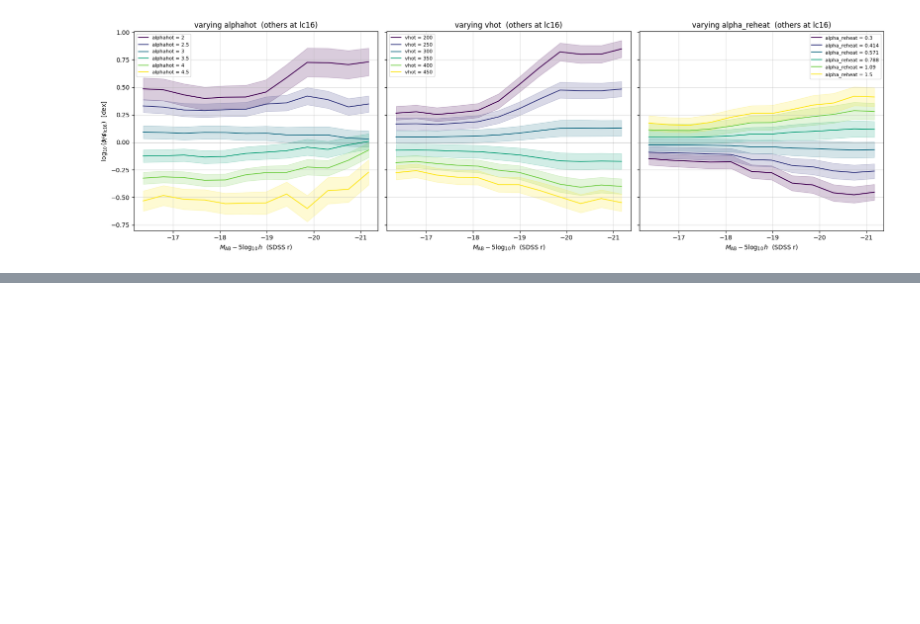
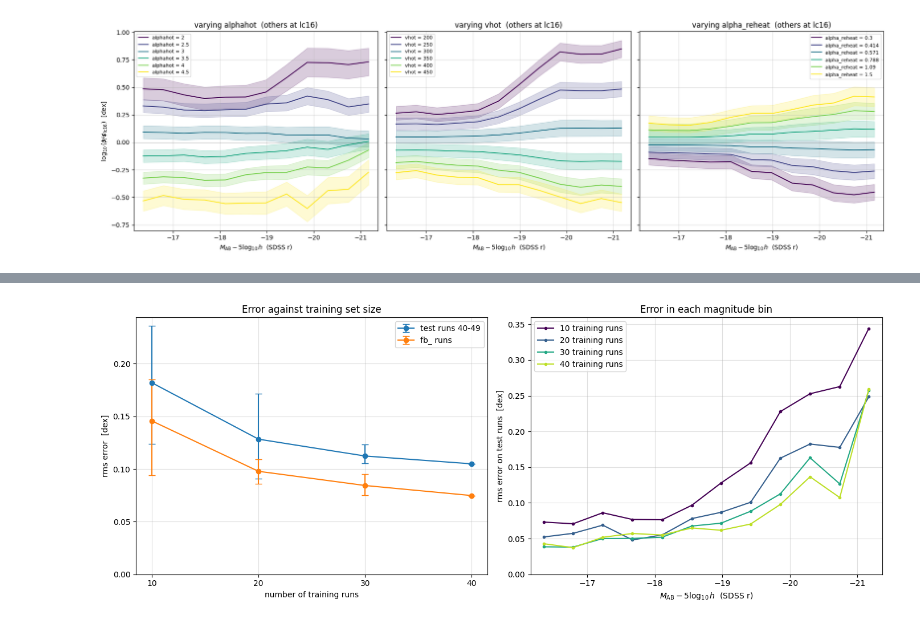
Before and after one commit to spencerlockwood/GALFORM_NPE, a Jupyter notebook: emulator.ipynb, the cells around one changed output, grey strips where cells are left out. Drawn from its saved outputs; the diff is of its cells as text; code cells hidden in the pictures; blank space fills up the shorter version.

```diff
--- a/emulator.ipynb
+++ b/emulator.ipynb
@@ -333,0 +304,20 @@ plt.show()
+# %%
+N_SIZES = [10, 20, 30, 40]
+N_REPEATS = 5
+rng = np.random.default_rng(1)
+
+results = {}  # N: list of (rms on test runs, rms on fb_ runs, rms per magnitude bin on test runs)
+for n in N_SIZES:
+    results[n] = []
+    repeats = 1 if n == N_TRAIN else N_REPEATS  # only one way to pick all 40
+    for r in range(repeats):
+        train = rng.choice(N_TRAIN, size=n, replace=False)
+        gp_n = GaussianProcessRegressor(kernel, normalize_y=True, n_restarts_optimizer=10, random_state=0)
+        gp_n.fit(x[train], y[train])
+        err_n = gp_n.predict(x[N_TRAIN:]) - y[N_TRAIN:]
+        err_fb_n = gp_n.predict(scale(list(FB_RUNS.values()))) - y_fb
+        results[n].append((rms(err_n), rms(err_fb_n), np.sqrt(np.mean(err_n**2, axis=0))))
+    test = [res[0] for res in results[n]]
+    fb = [res[1] for res in results[n]]
+    print(f"{n:2d} training runs: rms error on test runs {np.mean(test):.3f} dex "
+          f"(range {min(test):.3f}-{max(test):.3f}), on fb_ runs {np.mean(fb):.3f} dex")
@@ -333,0 +335,32 @@ plt.show()
+# %%
+fig, axes = plt.subplots(1, 2, figsize=(14, 5.5))
+
+for i, label in ((0, "test runs 40-49"), (1, "fb_ runs")):
+    mean = [np.mean([res[i] for res in results[n]]) for n in N_SIZES]
+    low = [mean[k] - min(res[i] for res in results[n]) for k, n in enumerate(N_SIZES)]
+    high = [max(res[i] for res in results[n]) - mean[k] for k, n in enumerate(N_SIZES)]
+    axes[0].errorbar(N_SIZES, mean, yerr=[low, high], marker="o", capsize=4, label=label)
+axes[0].set_xlabel("number of training runs")
+axes[0].set_ylabel("rms error  [dex]")
+axes[0].set_xticks(N_SIZES)
+axes[0].set_ylim(bottom=0)
+axes[0].set_title("Error against training set size")
+axes[0].legend()
+
+colours = plt.cm.viridis(np.linspace(0, 0.9, len(N_SIZES)))
+for n, c in zip(N_SIZES, colours):
+    per_bin = np.mean([res[2] for res in results[n]], axis=0)
+    axes[1].plot(mag, per_bin, color=c, marker="o", ms=3, label=f"{n} training runs")
+axes[1].set_xlabel(r"$M_{\rm AB} - 5\log_{10} h$  (SDSS r)")
+axes[1].set_xlim(mag.max() + 0.2, mag.min() - 0.2)  # fainter on the left
+axes[1].set_ylabel("rms error on test runs  [dex]")
+axes[1].set_ylim(bottom=0)
+axes[1].set_title("Error in each magnitude bin")
+axes[1].legend()
+
+for ax in axes:
+    ax.grid(alpha=0.4)
+plt.tight_layout()
+plt.show()
+# %% [output]
+[figure, added]
```
Also changed, not shown: parts of 8 cells of this notebook.
